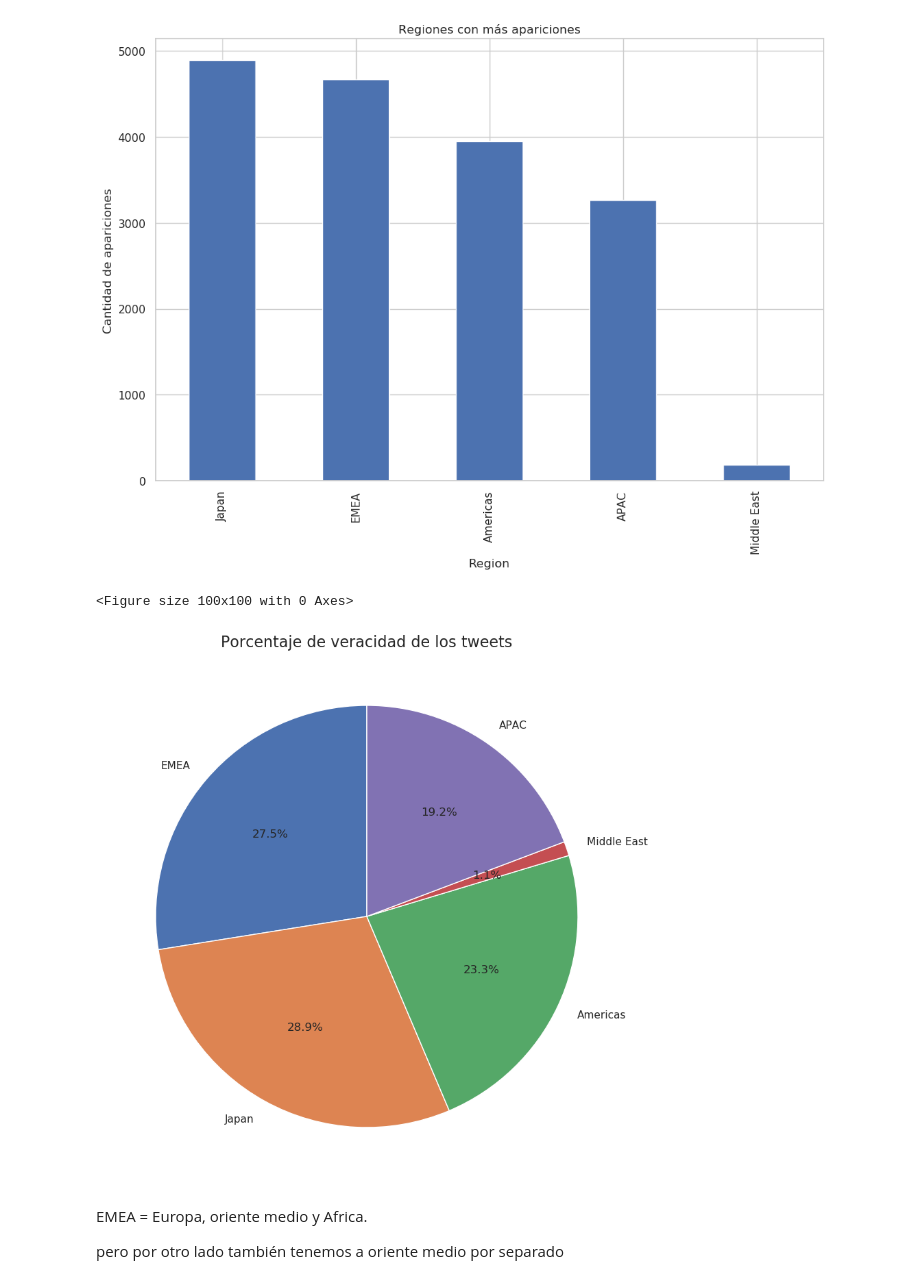
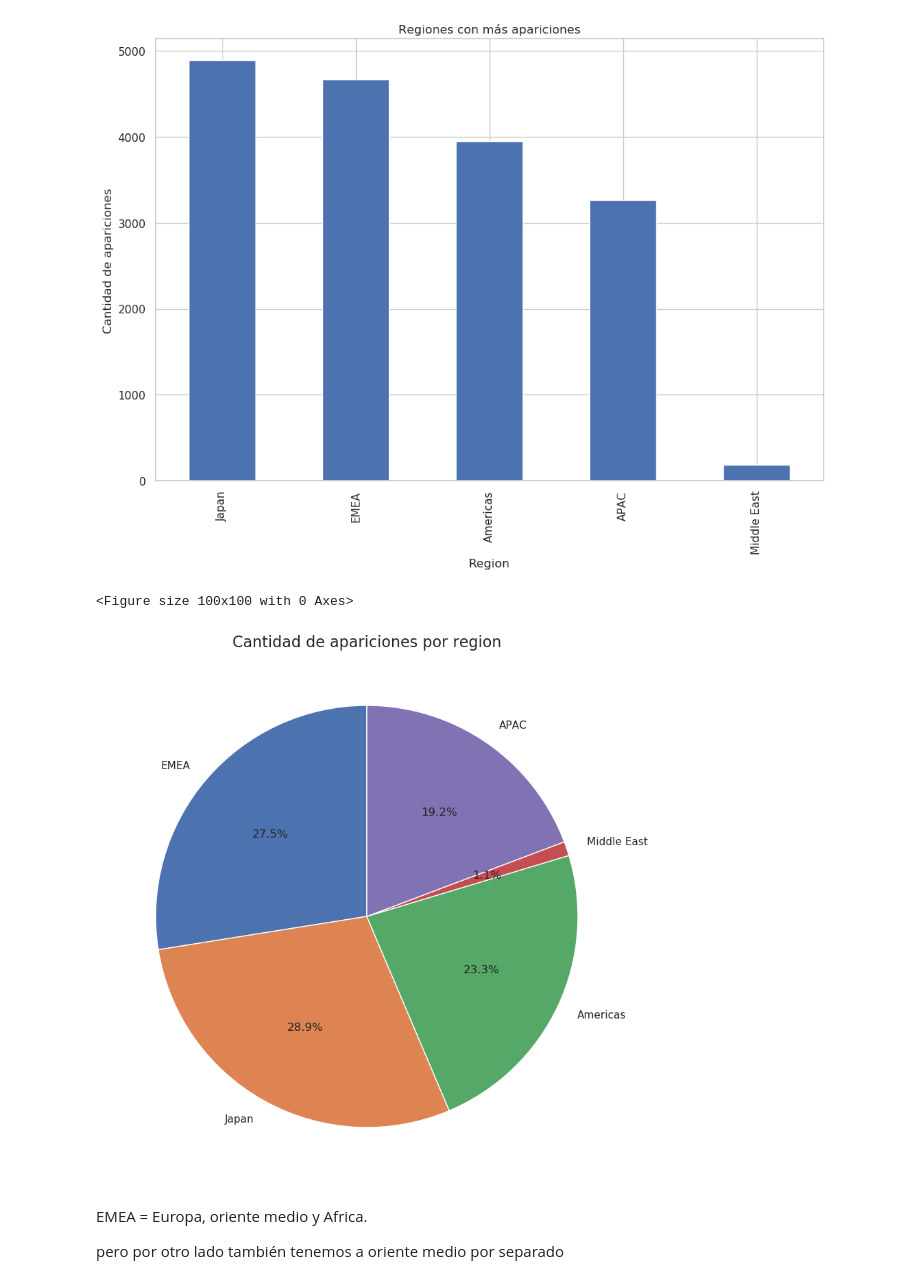
Before and after one commit to AlejandroBalladares/TP1---Organizaci-n-de-datos, a Jupyter notebook: data/TP1.ipynb, the cells around one changed output. Saved outputs shown, nothing was run; the diff lists cells and outputs as text; code cells hidden in the pictures.

```diff
--- a/data/TP1.ipynb
+++ b/data/TP1.ipynb
@@ -143,0 +148,4 @@ plt.show()
+# %%
+df = df.drop(columns=['Prod_Category_A'], inplace = False)
+df = df.drop(columns=['Last_Activity'], inplace = False)
+df = df.drop(columns=['Actual_Delivery_Date'], inplace = False)
@@ -144,3 +191,10 @@ plt.show()
+# %%
+df['Account_Created_Date'] = pd.to_datetime(df['Account_Created_Date'])
+df['Opportunity_Created_Date'] = pd.to_datetime(df['Opportunity_Created_Date'])
+df['Quote_Expiry_Date'] = pd.to_datetime(df['Quote_Expiry_Date'])
+df['Last_Modified_Date'] = pd.to_datetime(df['Last_Modified_Date'])
+df['Planned_Delivery_Start_Date'] = pd.to_datetime(df['Planned_Delivery_Start_Date'])
+df['Planned_Delivery_End_Date'] = pd.to_datetime(df['Planned_Delivery_End_Date'])
 # %% [markdown]
 ## Analisis de región
 # %% [markdown]
@@ -158,26 +212,26 @@ Text(0, 0.5, 'Cantidad de apariciones')
 # %%
 emea = df[df['Region'] == 'EMEA']
 americas = df[df['Region'] == 'Americas']
 apac = df[df['Region'] == 'APAC']
 japan = df[df['Region'] == 'Japan']
 me = df[df['Region'] == 'Middle East']
 
 cant_emea = emea['Region'].count()
 cant_americas = americas['Region'].count()
 cant_japan = japan['Region'].count()
 cant_me = me['Region'].count()
 cant_apac = apac['Region'].count()
 
 # Tamaño
 plt.figure(figsize=(1,1))
 fig1, ax1 = plt.subplots()
 ax1.pie([cant_emea, cant_japan, cant_americas, cant_me, cant_apac], labels=['EMEA',
                 'Japan','Americas','Middle East','APAC'], autopct='%1.1f%%', shadow=False, startangle=90)
-plt.title("Porcentaje de veracidad de los tweets", fontsize=16)
+plt.title("Cantidad de apariciones por region", fontsize=16)
 plt.show()
 # %% [output]
 <Figure size 100x100 with 0 Axes>
-[figure, old version]
+[figure, new version]
 # %% [markdown]
 EMEA = Europa, oriente medio y Africa.
 
```
Also changed, not shown: parts of 71 cells of this notebook.
